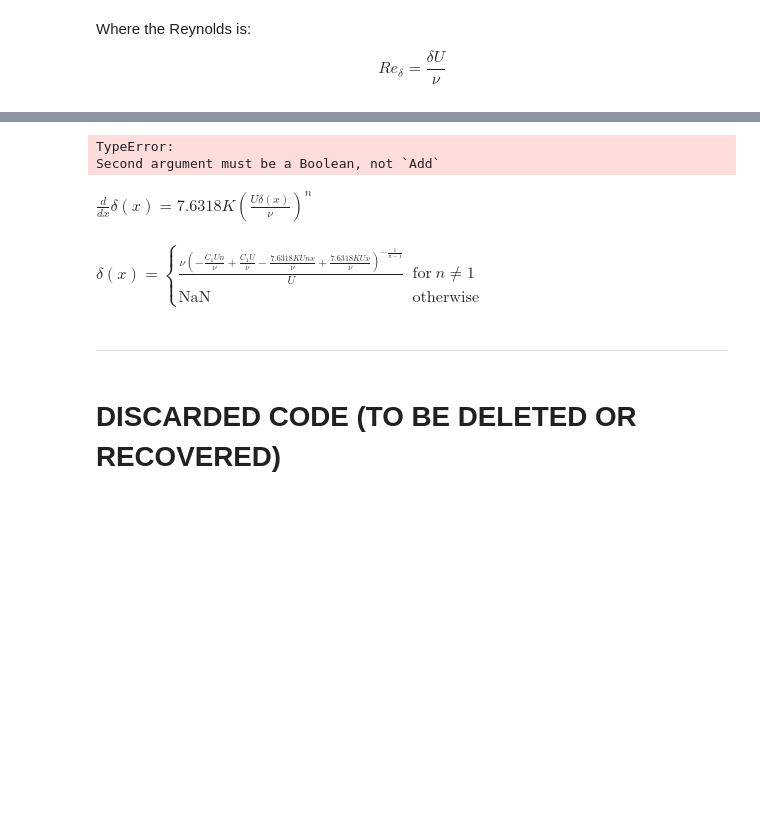
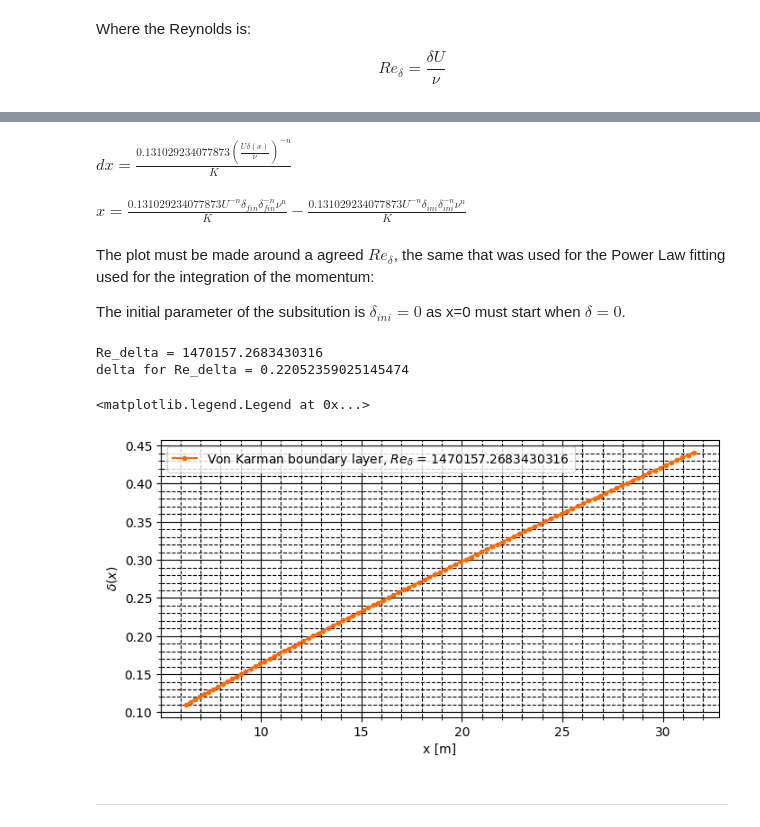
Before and after one commit to Ferraan/AdvancedFluidMechanics, a Jupyter notebook: 4-BoundaryLayer/Assigment4Group1.ipynb, the cells around one changed output, grey strips where cells are left out. Cells and saved outputs as stored; diff of their text form; code cells hidden in the pictures; blank space fills up the shorter version.

```diff
--- a/4-BoundaryLayer/Assigment4Group1.ipynb
+++ b/4-BoundaryLayer/Assigment4Group1.ipynb
@@ -309,7 +312,7 @@ $\displaystyle \theta = 0.0655146170352577 \delta$
 # %% [markdown]
 And replacing it into the last modification of the Von Kármán equation, the following is obtained:
 # %%
-deltaf = sp.Function('delta')
+deltaf = sp.Function('delta',positive=True,real=True)
 vonkarman = sp.Eq(cf,vonkarman[0].replace(theta(x),momentum_delta*deltaf(x)))
 display(vonkarman)
 # %% [output]
@@ -332,7 +335,6 @@ $$
 Re_{\delta}=\frac{\delta U}{\nu}
 $$
 # %%
-vonkarman = vonkarman.replace(Re_delta,delta*U/nu)
-vonkarman = vonkarman.replace(delta,deltaf(x))
+vonkarman = vonkarman.replace(Re_delta,deltaf(x)*U/nu)
 vonkarman
 # %% [output]
@@ -340,14 +344,11 @@ $\displaystyle \frac{d}{d x} \delta{\left(x \right)} = 7.63188464844292 K \left(
 # %%
-ode_sol=sp.dsolve(vonkarman)
-display(ode_sol)
+dx_integral = 1/vonkarman.rhs
+dx = sp.symbols('dx')
+display(sp.Eq(dx,dx_integral))
+delta_ini,delta_fin = sp.symbols('delta_ini,delta_fin', positive=True,real=True)
+
+x_SOL = dx_integral.integrate((deltaf(x),delta_ini,delta_fin))
+display(sp.Eq(x,x_SOL))
 # %% [output]
-TypeError:
-Second argument must be a Boolean, not `Add`
+$\displaystyle dx = \frac{0.131029234077873 \left(\frac{U \delta{\left(x \right)}}{\nu}\right)^{- n}}{K}$
+$\displaystyle x = \frac{0.131029234077873 U^{- n} \delta_{fin} \delta_{fin}^{- n} \nu^{n}}{K} - \frac{0.131029234077873 U^{- n} \delta_{ini} \delta_{ini}^{- n} \nu^{n}}{K}$
-# %%
-K,U,nu,n,x = sp.symbols('K,U,nu,n,x')
-delta = sp.Function("delta")
-# %%
-ode = sp.Eq(delta(x).diff(x),7.6318*K*(U*delta(x)/nu)**n)
-display(ode)
-# %% [output]
-$\displaystyle \frac{d}{d x} \delta{\left(x \right)} = 7.6318 K \left(\frac{U \delta{\left(x \right)}}{\nu}\right)^{n}$
@@ -356,8 +355,38 @@ odesol=sp.dsolve(ode)
-# %%
-display(odesol[0])
-# %% [output]
-$\displaystyle \delta{\left(x \right)} = \begin{cases} \frac{\nu \left(- \frac{C_{1} U n}{\nu} + \frac{C_{1} U}{\nu} - \frac{7.6318 K U n x}{\nu} + \frac{7.6318 K U x}{\nu}\right)^{- \frac{1}{n - 1}}}{U} & \text{for}\: n \neq 1 \\\text{NaN} & \text{otherwise} \end{cases}$
+# %% [markdown]
+The plot must be made around a agreed $Re_\delta$, the same that was used for the Power Law fitting used for the integration of the momentum:
+
+The initial parameter of the subsitution is $\delta_{ini}=0$ as x=0 must start when $\delta=0$.
+# %%
+############################################################################
+# Selecting a Reynolds:
+# ReDelta_par
+print(r'Re_delta = {0}'.format(ReDelta_par))
+############################################################################
+# Fixing U, with nu (air), the delta is provided to maintain that Reynolds:
+print(r'delta for Re_delta = {0}'.format(delta_par))
+
+delta_Array = np.linspace(delta_par/2,delta_par*2,100)
+delta_ini_par = 0
+delta_fin_pars = delta_Array
+
+num_odeX_sol = sp.lambdify((K,n,U,nu,delta_ini,delta_fin),x_SOL)
+x_array = num_odeX_sol(Kres,nres,U_par,nu_par,delta_ini_par,delta_fin_pars)
+
+
+fig,ax = plt.subplots(figsize=(8,4))
+plt.minorticks_on()
+ax.plot(x_array,delta_Array,'.-',color=(1,0.4,0))
+#ax.set_xscale('log')
+#ax.set_yscale('log')
+ax.grid(visible=True, which='major', color='k', linestyle='-')
+ax.grid(visible=True, which='minor', color='k', linestyle='--')
+ax.set_xlabel(r'x [m]')
+ax.set_ylabel(r'$\delta (x)$')
+ax.legend([r'Von Karman boundary layer, $Re_\delta$ = {0}'.format(ReDelta_par)])
+# %% [output]
+Re_delta = 1470157.2683430316
+delta for Re_delta = 0.22052359025145474
+<matplotlib.legend.Legend at 0x...>
+[figure, added]
 # %% [markdown]
 ---------------------------
-# %% [markdown]
-# DISCARDED CODE (TO BE DELETED OR RECOVERED)
```
Also changed, not shown: parts of 14 cells of this notebook.
